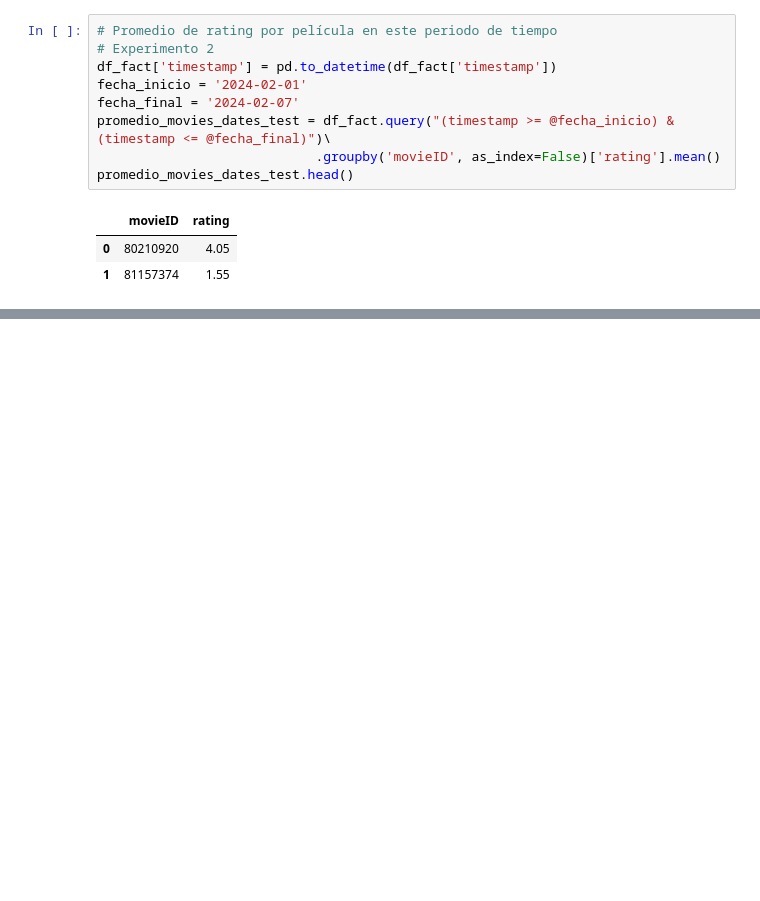
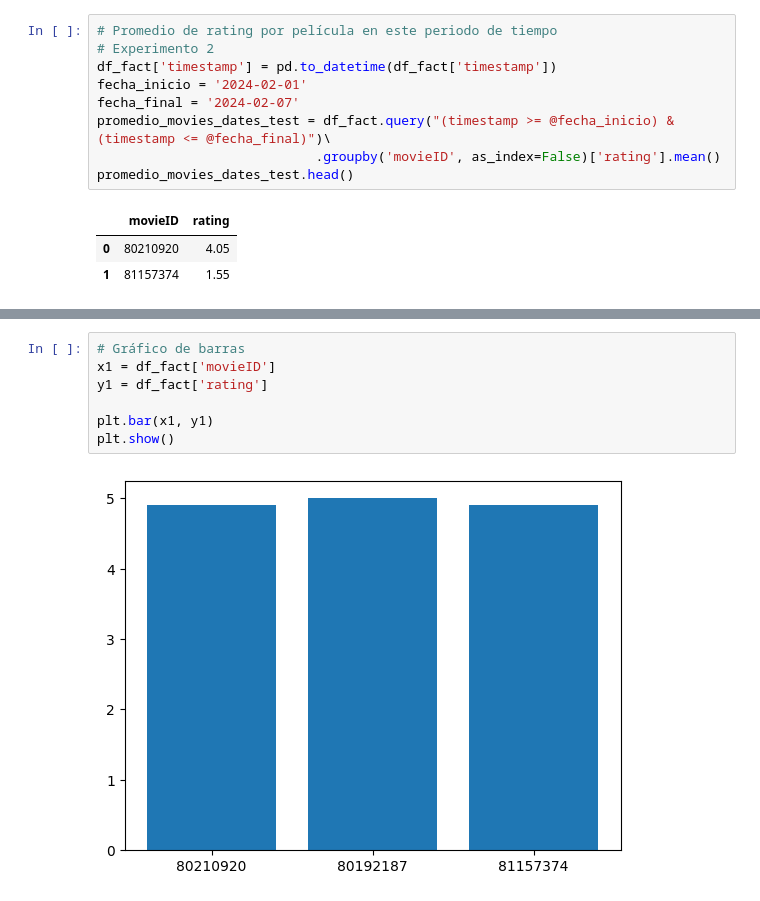
Before and after one commit to SaidGandur01/data-analysis-python, a Jupyter notebook: Sesion4/analisis_de_datos.ipynb, the cells around one changed output, grey strips where cells are left out. Drawn from its saved outputs; the diff is of its cells as text; blank space fills up the shorter version.

```diff
--- a/Sesion4/analisis_de_datos.ipynb
+++ b/Sesion4/analisis_de_datos.ipynb
@@ -163,0 +182,9 @@ promedio_movies_dates_test.head()
+# %%
+# Gráfico de barras
+x1 = df_fact['movieID']
+y1 = df_fact['rating']
+
+plt.bar(x1, y1)
+plt.show()
+# %% [output]
+[figure, added]
```
Also changed, not shown: parts of 4 cells of this notebook, 1 other file.
